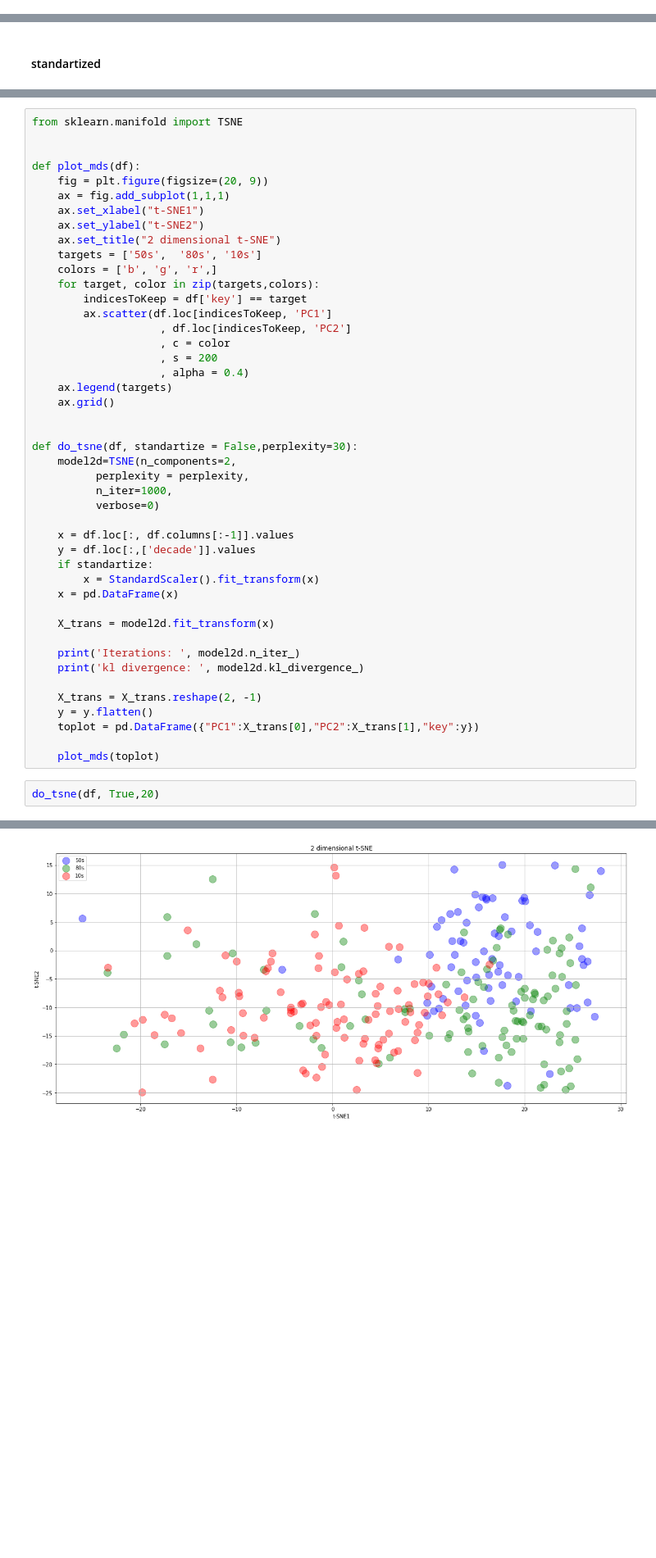
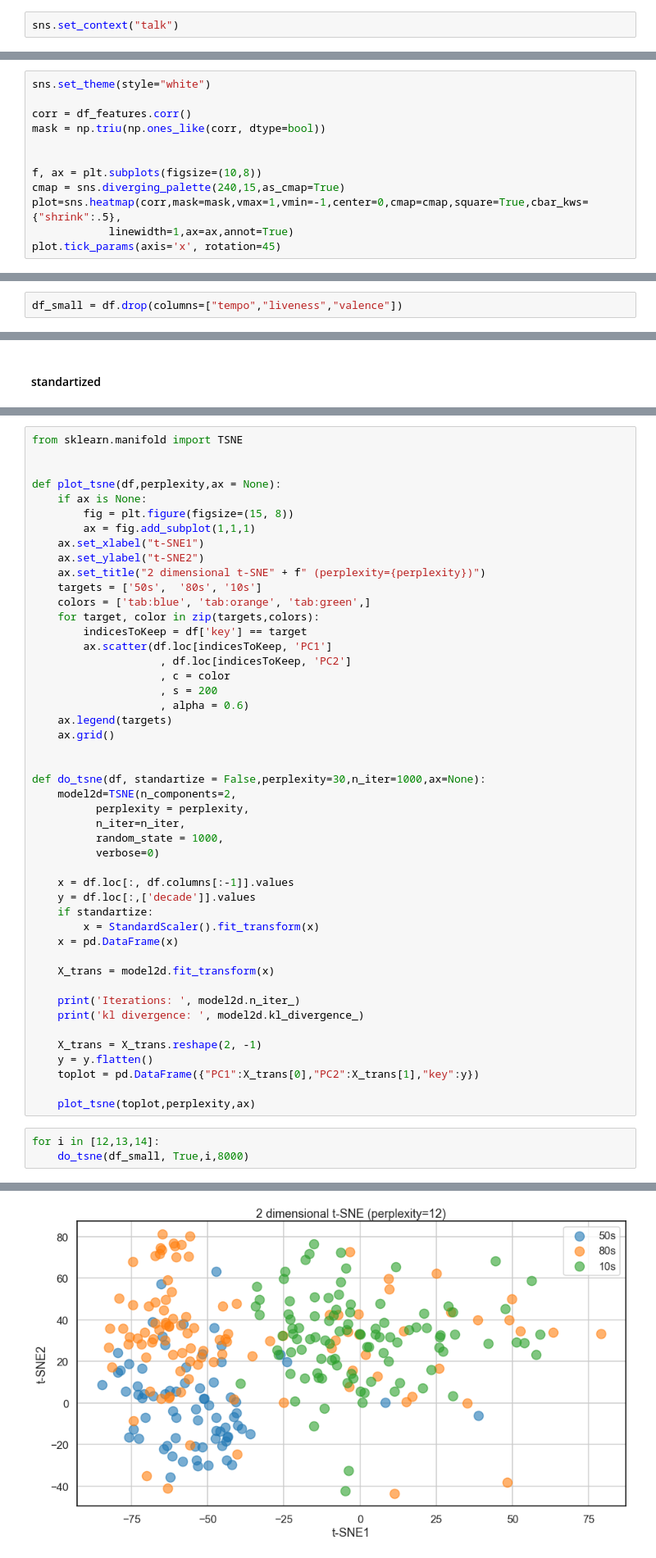
Before and after one commit to dovmar/PDVS, a Jupyter notebook: Lab_2/Lab-2.ipynb, the cells around one changed output, grey strips where cells are left out. Shown at 82% size. Saved outputs shown, nothing was run; the diff lists cells and outputs as text; blank space fills up the shorter version.

```diff
--- a/Lab_2/Lab-2.ipynb
+++ b/Lab_2/Lab-2.ipynb
@@ -49,3 +31,5 @@ decade
 50s     73
 80s    105
 Name: tempo, dtype: int64
+# %%
+sns.set_context("talk")
@@ -51,0 +41,12 @@ Name: tempo, dtype: int64
+# %%
+sns.set_theme(style="white")
+
+corr = df_features.corr()
+mask = np.triu(np.ones_like(corr, dtype=bool))
+
+
+f, ax = plt.subplots(figsize=(10,8))
+cmap = sns.diverging_palette(240,15,as_cmap=True)
+plot=sns.heatmap(corr,mask=mask,vmax=1,vmin=-1,center=0,cmap=cmap,square=True,cbar_kws={"shrink":.5},
+            linewidth=1,ax=ax,annot=True)
+plot.tick_params(axis='x', rotation=45)
@@ -101,3 +140,5 @@ def do_pca(df, standartize = False):
+# %%
+df_small = df.drop(columns=["tempo","liveness","valence"])
 # %% [markdown]
 #### not standartized
 # %%
@@ -194,29 +272,31 @@ Stress:  1739.2851204962747
 from sklearn.manifold import TSNE
 
 
-def plot_mds(df):
-    fig = plt.figure(figsize=(20, 9))
-    ax = fig.add_subplot(1,1,1)
+def plot_tsne(df,perplexity,ax = None):
+    if ax is None:
+        fig = plt.figure(figsize=(15, 8))
+        ax = fig.add_subplot(1,1,1)
     ax.set_xlabel("t-SNE1")
     ax.set_ylabel("t-SNE2")
-    ax.set_title("2 dimensional t-SNE")
+    ax.set_title("2 dimensional t-SNE" + f" (perplexity={perplexity})")
     targets = ['50s',  '80s', '10s']
-    colors = ['b', 'g', 'r',]
+    colors = ['tab:blue', 'tab:orange', 'tab:green',]
     for target, color in zip(targets,colors):
         indicesToKeep = df['key'] == target
         ax.scatter(df.loc[indicesToKeep, 'PC1']
                     , df.loc[indicesToKeep, 'PC2']
                     , c = color
                     , s = 200
-                    , alpha = 0.4)
+                    , alpha = 0.6)
     ax.legend(targets)
     ax.grid()
 
 
-def do_tsne(df, standartize = False,perplexity=30):
+def do_tsne(df, standartize = False,perplexity=30,n_iter=1000,ax=None):
     model2d=TSNE(n_components=2,
           perplexity = perplexity,
-          n_iter=1000,
+          n_iter=n_iter,
+          random_state = 1000,
           verbose=0)
 
     x = df.loc[:, df.columns[:-1]].values
@@ -234,7 +314,8 @@ def do_tsne(df, standartize = False,perplexity=30):
     y = y.flatten()
     toplot = pd.DataFrame({"PC1":X_trans[0],"PC2":X_trans[1],"key":y})
 
-    plot_mds(toplot)
+    plot_tsne(toplot,perplexity,ax)
 # %%
-do_tsne(df, True,20)
+for i in [12,13,14]:
+    do_tsne(df_small, True,i,8000)
 # %% [output]
@@ -243 +328 @@ kl divergence:  0.7542052865028381
-[figure, old version]
+[figure, new version]
```
Also changed, not shown: parts of 25 cells of this notebook, 7 other files.
